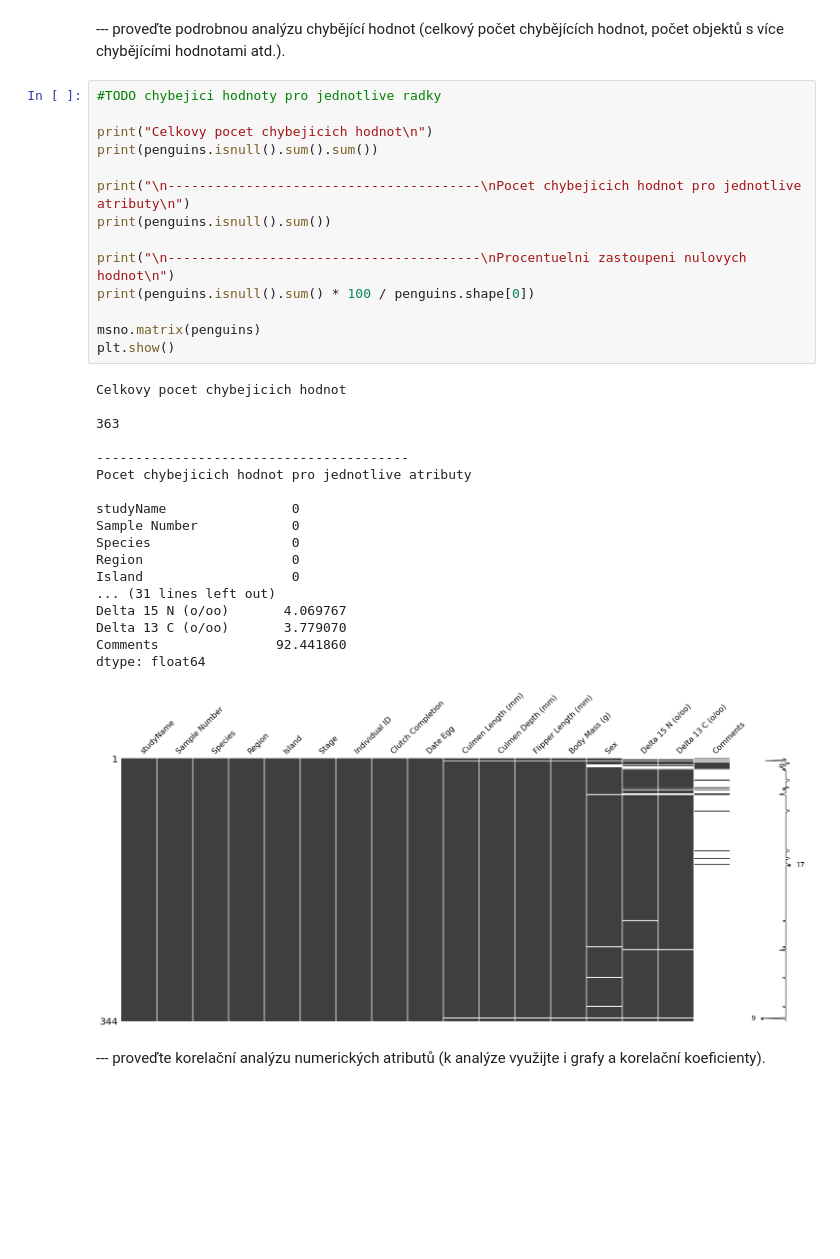
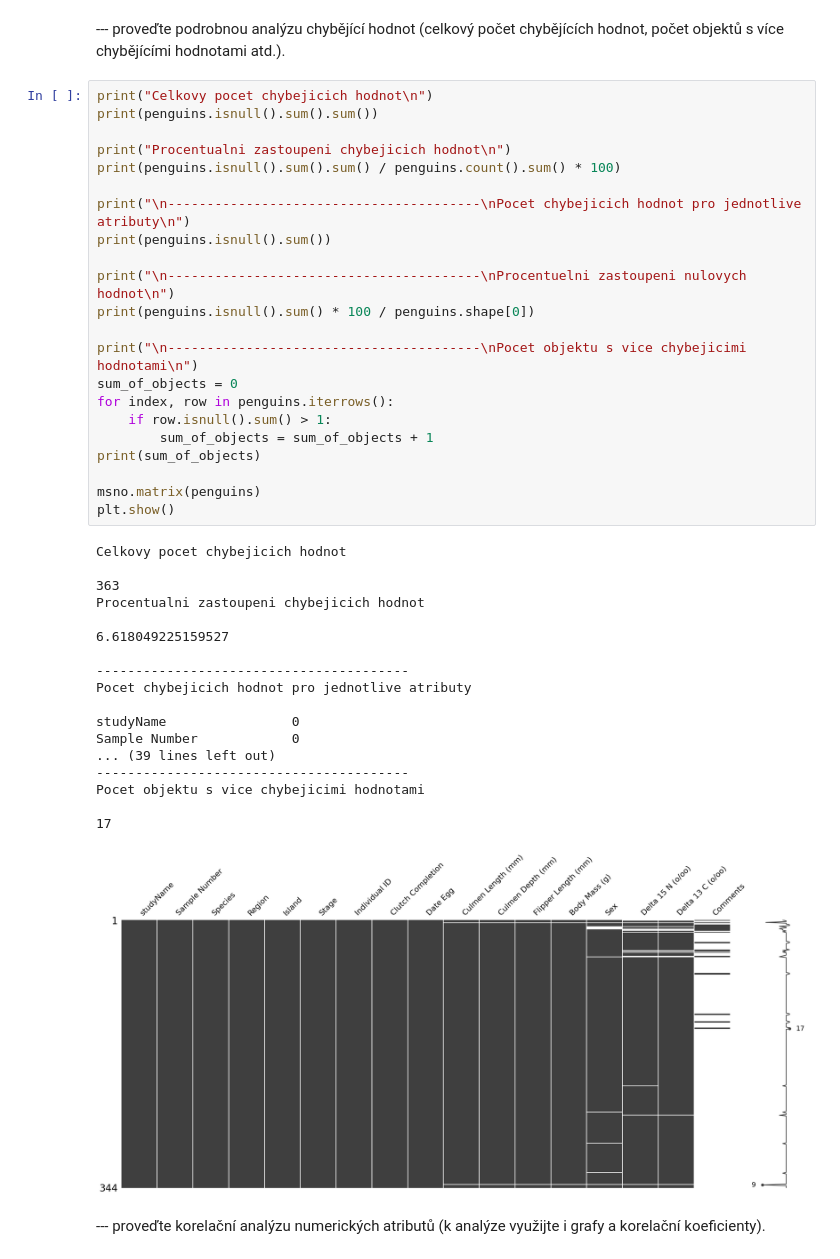
Before and after one commit to xgross11/UPA2_projekt, a Jupyter notebook: explor_analysis.ipynb, the cells around one changed output. Drawn from its saved outputs; the diff is of its cells as text; blank space fills up the shorter version.

```diff
--- a/explor_analysis.ipynb
+++ b/explor_analysis.ipynb
@@ -187,38 +184,46 @@ fig.show()
 # %% [markdown]
 --- proveďte podrobnou analýzu chybějící hodnot (celkový počet chybějících hodnot, počet objektů s více chybějícími hodnotami atd.).
 # %%
-#TODO chybejici hodnoty pro jednotlive radky
-
 print("Celkovy pocet chybejicich hodnot\n")
 print(penguins.isnull().sum().sum())
+
+print("Procentualni zastoupeni chybejicich hodnot\n")
+print(penguins.isnull().sum().sum() / penguins.count().sum() * 100)
 
 print("\n----------------------------------------\nPocet chybejicich hodnot pro jednotlive atributy\n")
 print(penguins.isnull().sum())
 
 print("\n----------------------------------------\nProcentuelni zastoupeni nulovych hodnot\n")
 print(penguins.isnull().sum() * 100 / penguins.shape[0])
 
+print("\n----------------------------------------\nPocet objektu s vice chybejicimi hodnotami\n")
+sum_of_objects = 0
+for index, row in penguins.iterrows():
+    if row.isnull().sum() > 1:
+        sum_of_objects = sum_of_objects + 1
+print(sum_of_objects)
+
 msno.matrix(penguins)
 plt.show()
 # %% [output]
 Celkovy pocet chybejicich hodnot
 
 363
+Procentualni zastoupeni chybejicich hodnot
+
+6.618049225159527
 
 ----------------------------------------
 Pocet chybejicich hodnot pro jednotlive atributy
 
 studyName                0
 Sample Number            0
-Species                  0
-Region                   0
-Island                   0
-... (31 lines left out)
-Delta 15 N (o/oo)       4.069767
-Delta 13 C (o/oo)       3.779070
-Comments               92.441860
-dtype: float64
+... (39 lines left out)
+----------------------------------------
+Pocet objektu s vice chybejicimi hodnotami
+
+17
-[figure, old version]
+[figure, new version]
 # %% [markdown]
 --- proveďte korelační analýzu numerických atributů (k analýze využijte i grafy a korelační koeficienty).
 # %%
```
Also changed, not shown: parts of 3 cells of this notebook.
